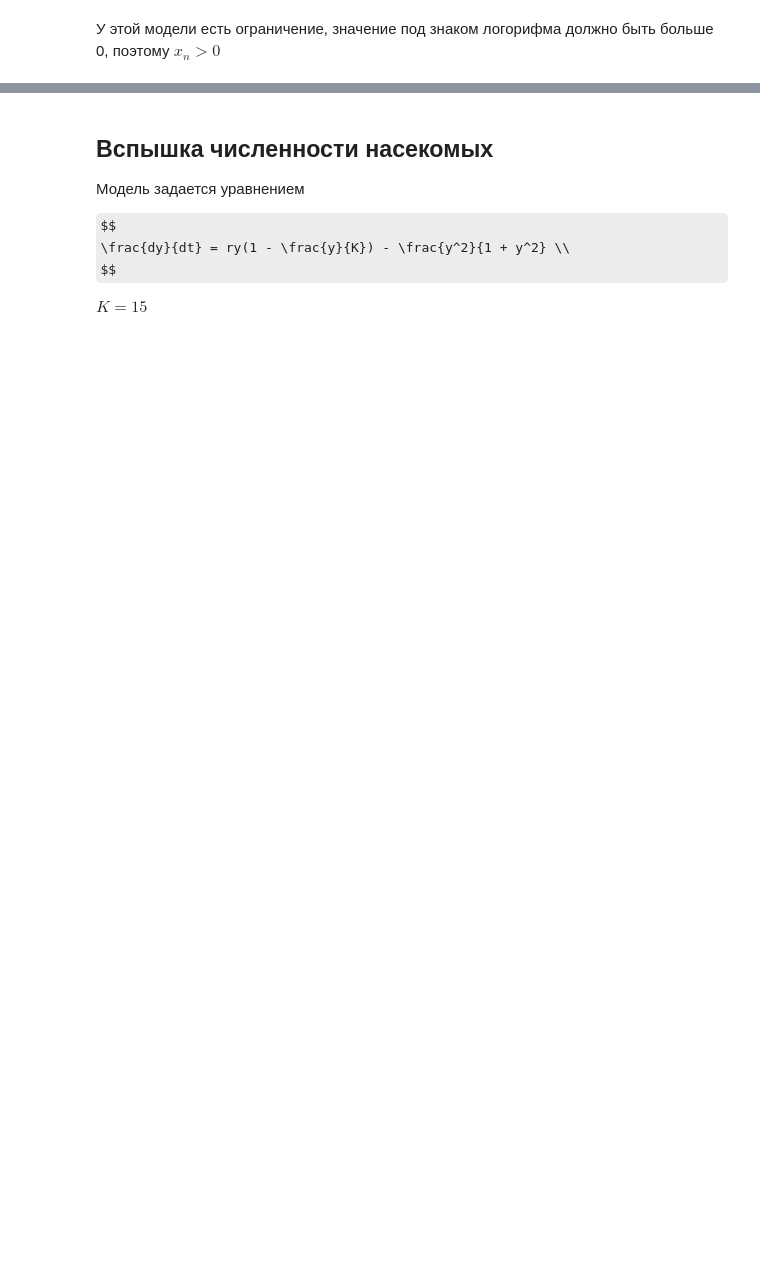
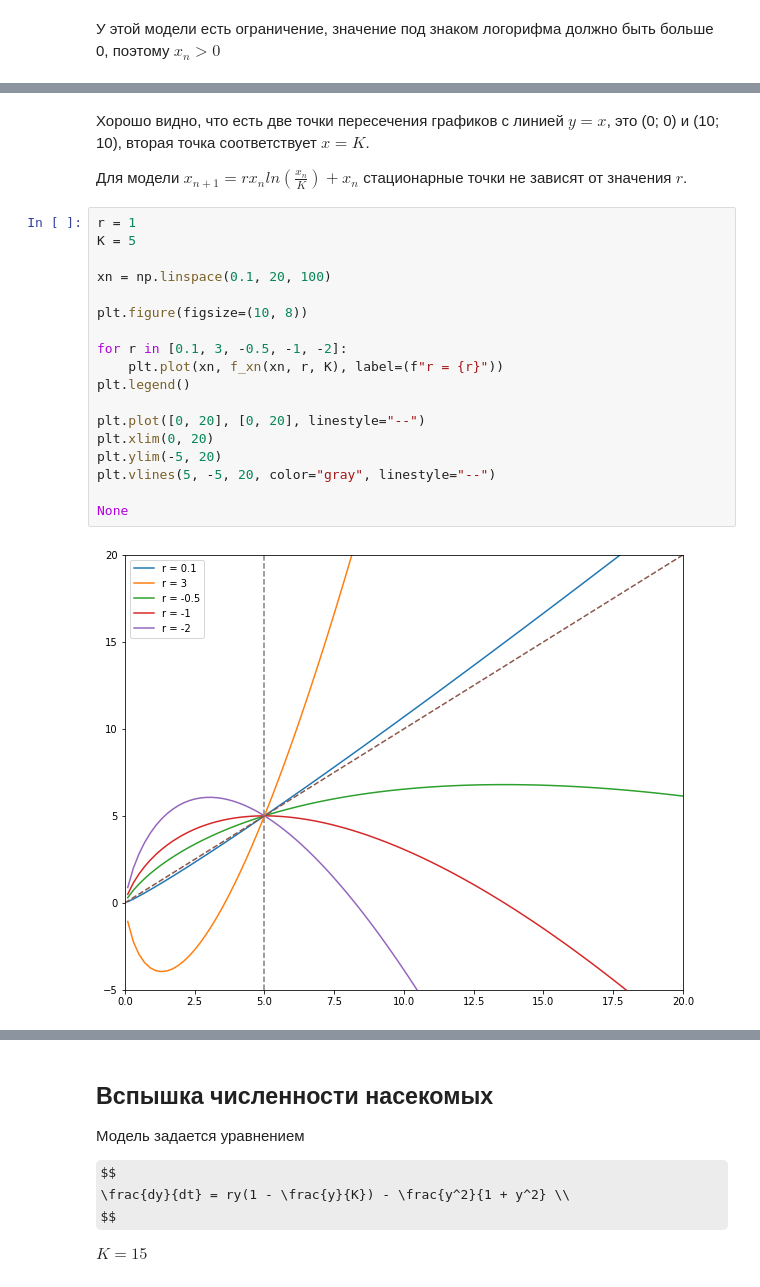
Before and after one commit to ElenaShush/biological_models, a Jupyter notebook: Homework_4.ipynb, the cells around one changed output, grey strips where cells are left out. Saved outputs shown, nothing was run; the diff lists cells and outputs as text; some formulas as TeX source; blank space fills up the shorter version.

```diff
--- a/Homework_4.ipynb
+++ b/Homework_4.ipynb
@@ -37,2 +58,28 @@ $$
+# %% [markdown]
+Хорошо видно, что есть две точки пересечения графиков с линией $y = x$, это (0; 0) и (10; 10), вторая точка соответствует $x = K$.
+
+Для модели $
+x_{n+1} = rx_n ln(\frac{x_n}{K}) + x_n
+$ стационарные точки не зависят от значения $r$.
+# %%
+r = 1
+K = 5
+
+xn = np.linspace(0.1, 20, 100)
+
+plt.figure(figsize=(10, 8))
+
+for r in [0.1, 3, -0.5, -1, -2]:
+    plt.plot(xn, f_xn(xn, r, K), label=(f"r = {r}"))
+plt.legend()
+
+plt.plot([0, 20], [0, 20], linestyle="--")
+plt.xlim(0, 20)
+plt.ylim(-5, 20)
+plt.vlines(5, -5, 20, color="gray", linestyle="--")
+
+None
+# %% [output]
+[figure, added]
 # %%
 r = 1
```
Also changed, not shown: parts of 19 cells of this notebook.
